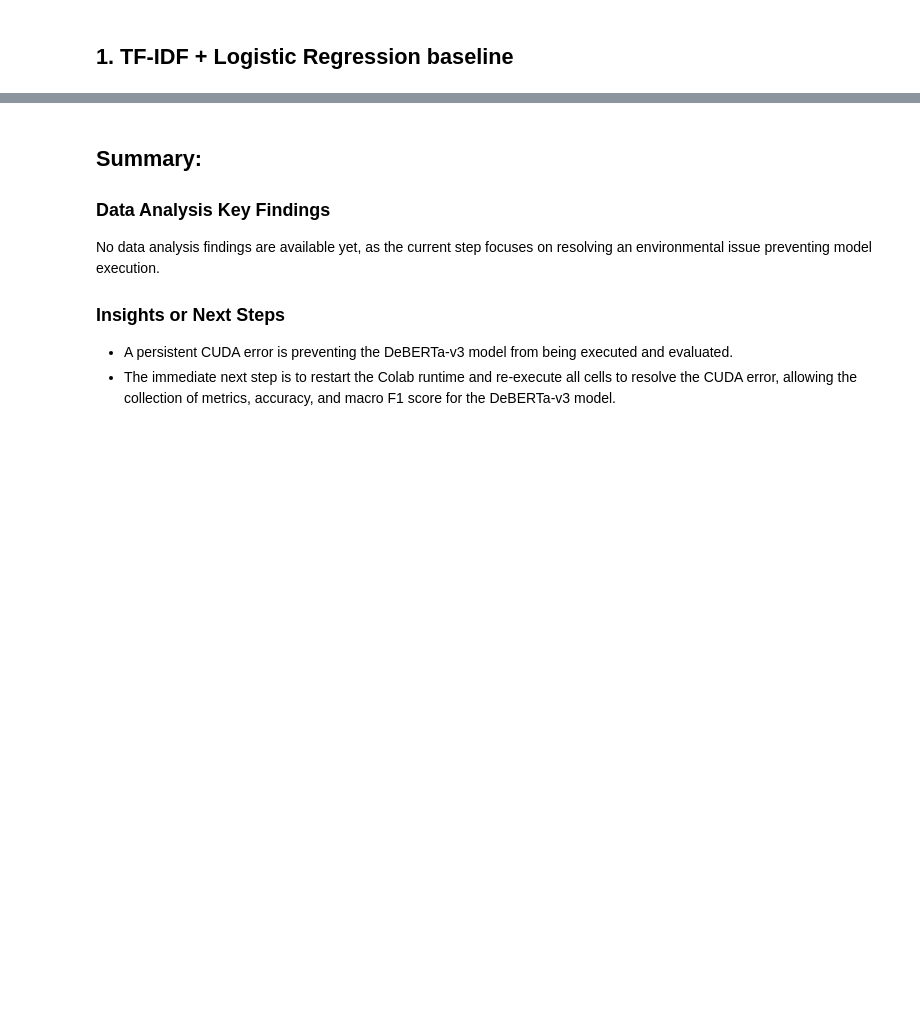
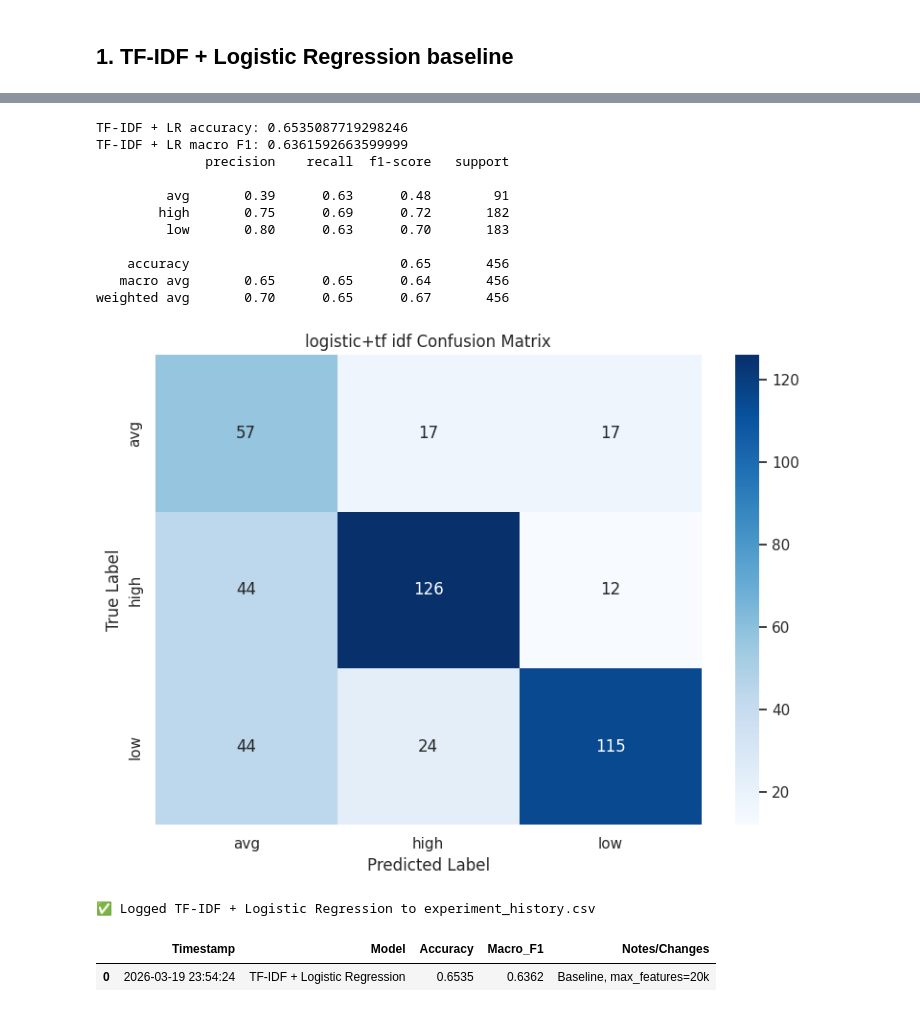
Before and after one commit to Western-Windows/SociaLift, a Jupyter notebook: engagement_final.ipynb, the cells around one changed output, grey strips where cells are left out. Drawn from its saved outputs; the diff is of its cells as text; code cells hidden in the pictures; blank space fills up the shorter version.

```diff
--- a/engagement_final.ipynb
+++ b/engagement_final.ipynb
@@ -2568,9 +631,71 @@ Generate a markdown cell with clear instructions for the user to restart the Col
-# %% [markdown]
-## Summary:
-
-### Data Analysis Key Findings
-No data analysis findings are available yet, as the current step focuses on resolving an environmental issue preventing model execution.
-
-### Insights or Next Steps
-*   A persistent CUDA error is preventing the DeBERTa-v3 model from being executed and evaluated.
-*   The immediate next step is to restart the Colab runtime and re-execute all cells to resolve the CUDA error, allowing the collection of metrics, accuracy, and macro F1 score for the DeBERTa-v3 model.
+# %%
+
+
+tfidf = TfidfVectorizer(
+    max_features=20000,
+    ngram_range=(1, 2),
+    min_df=3
+)
+
+X_train_tfidf = tfidf.fit_transform(train_df["post_text_en"])
+X_val_tfidf = tfidf.transform(val_df["post_text_en"])
+
+log_reg = LogisticRegression(
+    max_iter=200,
+    n_jobs=-1,
+    class_weight="balanced"
+)
+log_reg.fit(X_train_tfidf, train_df["label_id"])
+
+val_pred_lr = log_reg.predict(X_val_tfidf)
+val_pred_lr_proba = log_reg.predict_proba(X_val_tfidf)
+
+print("TF-IDF + LR accuracy:", accuracy_score(val_df["label_id"], val_pred_lr))
+print("TF-IDF + LR macro F1:", f1_score(val_df["label_id"], val_pred_lr, average="macro"))
+print(classification_report(val_df["label_id"], val_pred_lr, target_names=label_encoder.classes_))
+# Calculate the confusion matrix
+cm = confusion_matrix(val_df["label_id"], val_pred_lr)
+
+# Plot the confusion matrix
+plt.figure(figsize=(8, 6))
+sns.heatmap(cm, annot=True, fmt='d', cmap='Blues',
+            xticklabels=label_encoder.classes_,
+            yticklabels=label_encoder.classes_)
+
+plt.title('logistic+tf idf Confusion Matrix')
+plt.xlabel('Predicted Label')
+plt.ylabel('True Label')
+plt.tight_layout()
+plt.show()
+
+# 1. Convert the confusion matrix array to a JSON string
+cm_string = json.dumps(cm.tolist())
+
+# 2. Calculate metrics
+tfidf_lr_acc = accuracy_score(val_df["label_id"], val_pred_lr)
+tfidf_lr_f1 = f1_score(val_df["label_id"], val_pred_lr, average="macro")
+
+# 3. Log the baseline WITH the cm_data argument included!
+tracker.log_run(
+    model_name="TF-IDF + Logistic Regression",
+    accuracy=tfidf_lr_acc,
+    f1_macro=tfidf_lr_f1,
+    experiment_notes="Baseline, max_features=20k",
+    cm_data=cm_string  # <-- This saves the matrix numbers into the CSV
+)
+# %% [output]
+TF-IDF + LR accuracy: 0.6535087719298246
+TF-IDF + LR macro F1: 0.6361592663599999
+              precision    recall  f1-score   support
+
+         avg       0.39      0.63      0.48        91
+        high       0.75      0.69      0.72       182
+         low       0.80      0.63      0.70       183
+
+    accuracy                           0.65       456
+   macro avg       0.65      0.65      0.64       456
+weighted avg       0.70      0.65      0.67       456
+[figure, added]
+✅ Logged TF-IDF + Logistic Regression to experiment_history.csv
+|  | Timestamp | Model | Accuracy | Macro_F1 | Notes/Changes |
+| 0 | 2026-03-19 23:54:24 | TF-IDF + Logistic Regression | 0.6535 | 0.6362 | Baseline, max_features=20k |
```
Also changed, not shown: parts of 108 cells of this notebook.
